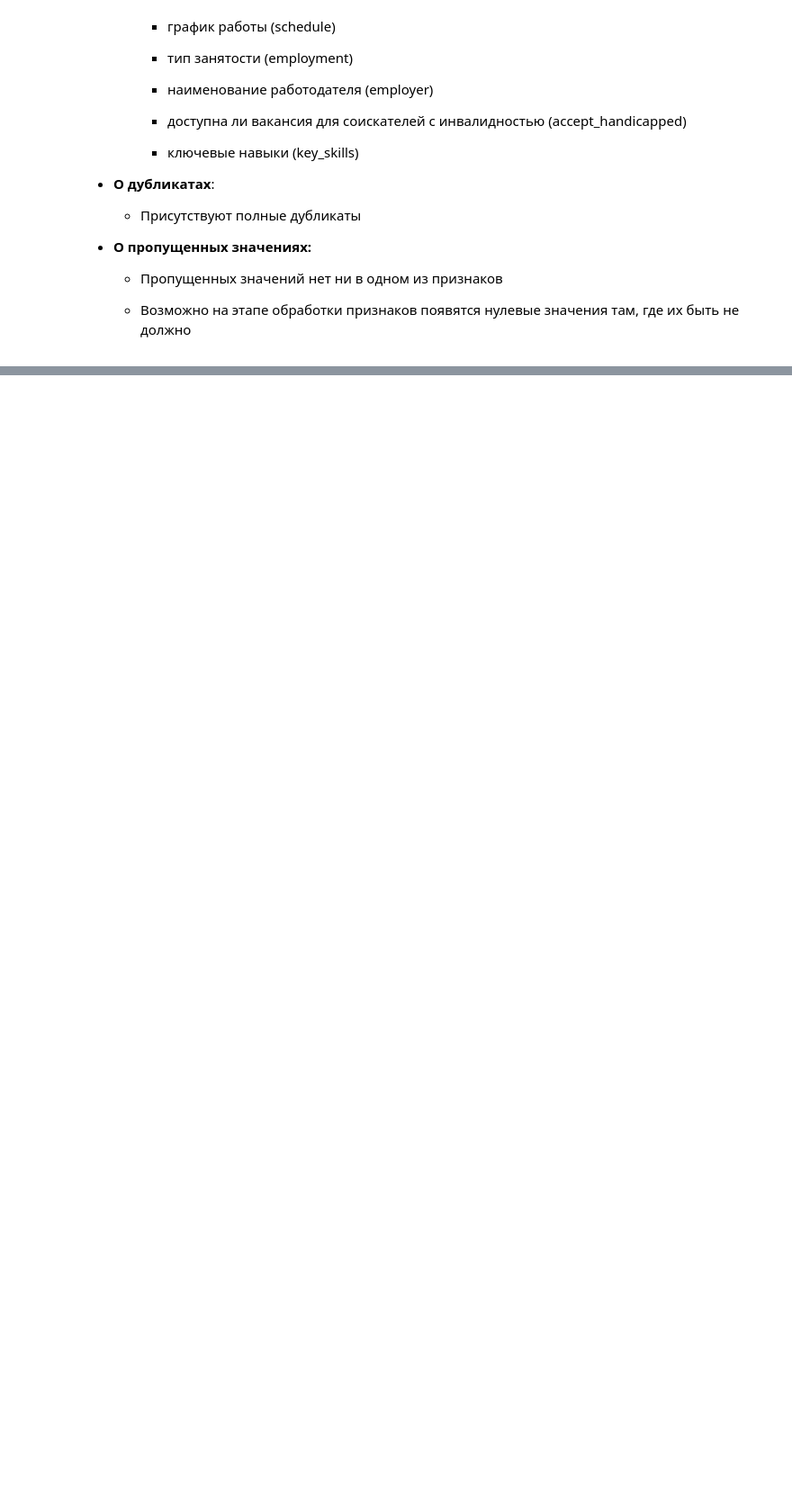
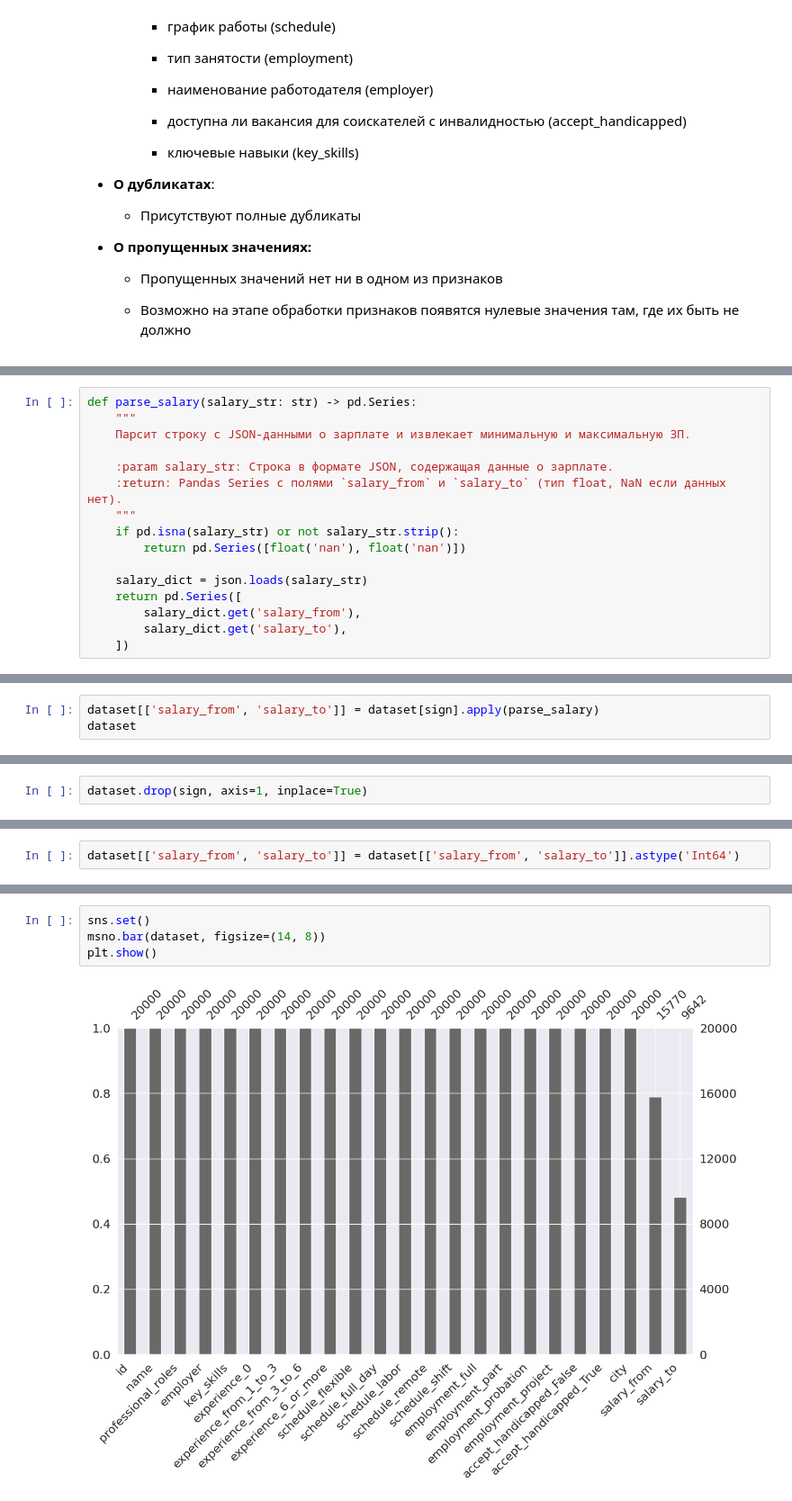
Before and after one commit to NikitaMarnykh/labor_market_analysis, a Jupyter notebook: Марных_Н_В_и_Оборотов_М_В_анализ_рынка_труда_advanced_plus.ipynb, the cells around one changed output, grey strips where cells are left out. Shown at 90% size. Drawn from its saved outputs; the diff is of its cells as text; blank space fills up the shorter version.

```diff
--- a/Марных_Н_В_и_Оборотов_М_В_анализ_рынка_труда_advanced_plus.ipynb
+++ b/Марных_Н_В_и_Оборотов_М_В_анализ_рынка_труда_advanced_plus.ipynb
@@ -263,0 +1642,16 @@ dtype: int64
+# %%
+def parse_salary(salary_str: str) -> pd.Series:
+    """
+    Парсит строку с JSON-данными о зарплате и извлекает минимальную и максимальную ЗП.
+
+    :param salary_str: Строка в формате JSON, содержащая данные о зарплате.
+    :return: Pandas Series с полями `salary_from` и `salary_to` (тип float, NaN если данных нет).
+    """
+    if pd.isna(salary_str) or not salary_str.strip():
+        return pd.Series([float('nan'), float('nan')])
+
+    salary_dict = json.loads(salary_str)
+    return pd.Series([
+        salary_dict.get('salary_from'),
+        salary_dict.get('salary_to'),
+    ])
@@ -263,0 +1660,3 @@ dtype: int64
+# %%
+dataset[['salary_from', 'salary_to']] = dataset[sign].apply(parse_salary)
+dataset
@@ -263,0 +1679,2 @@ dtype: int64
+# %%
+dataset.drop(sign, axis=1, inplace=True)
@@ -263,0 +1683,2 @@ dtype: int64
+# %%
+dataset[['salary_from', 'salary_to']] = dataset[['salary_from', 'salary_to']].astype('Int64')
@@ -263,0 +1779,6 @@ dtype: int64
+# %%
+sns.set()
+msno.bar(dataset, figsize=(14, 8))
+plt.show()
+# %% [output]
+[figure, added]
```
Also changed, not shown: parts of 259 cells of this notebook.
